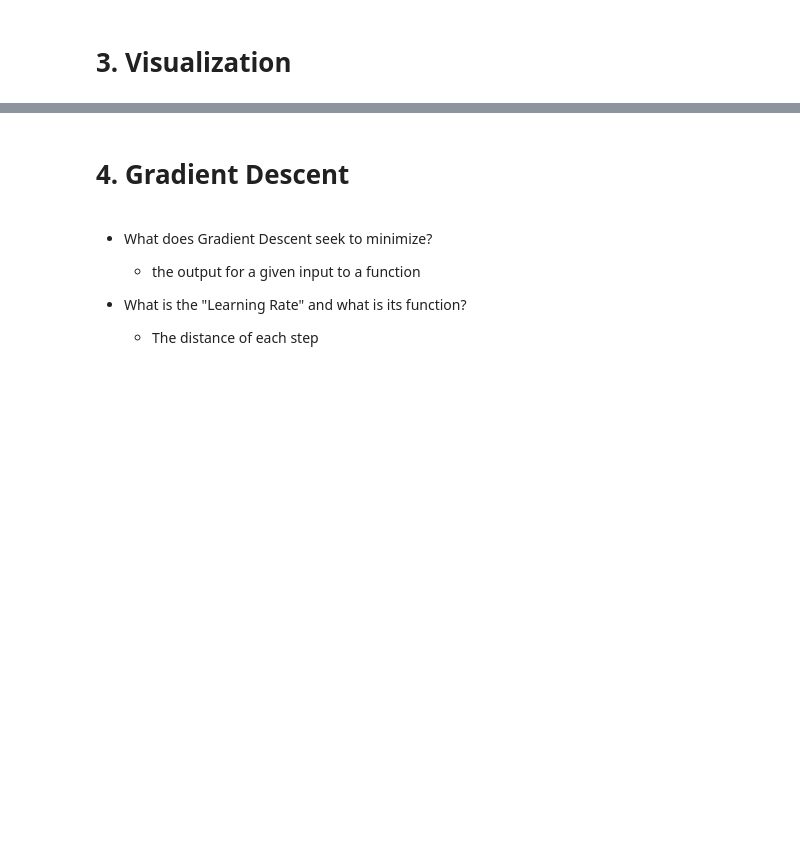
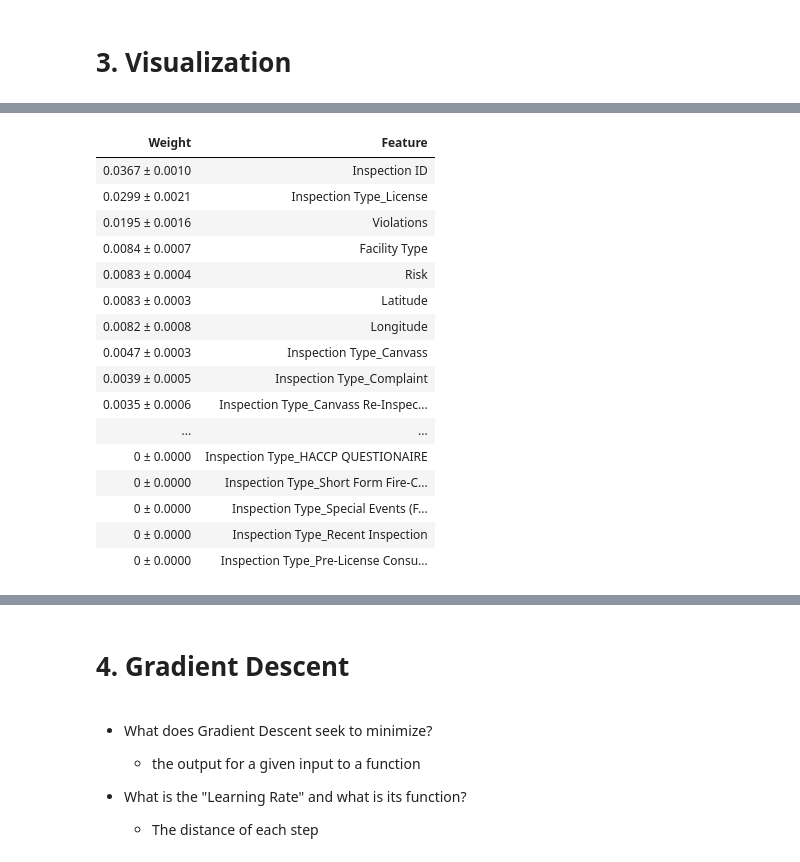
Before and after one commit to mkirby1995/DS-Unit-2-Sprint-4-Practicing-Understanding, a Jupyter notebook: DS_Unit_2_Sprint_Challenge_4_Practicing_Understanding.ipynb, the cells around one changed output, grey strips where cells are left out. Saved outputs shown, nothing was run; the diff lists cells and outputs as text; code cells hidden in the pictures; blank space fills up the shorter version.

```diff
--- a/DS_Unit_2_Sprint_Challenge_4_Practicing_Understanding.ipynb
+++ b/DS_Unit_2_Sprint_Challenge_4_Practicing_Understanding.ipynb
@@ -421,5 +419,5 @@ from eli5.sklearn import PermutationImportance
 permuter = PermutationImportance(model, scoring='accuracy', cv='prefit',
                                  n_iter=2, random_state=42)
 
-permuter.fit(X_train.values, y_train)
+permuter.fit(X_test.values, y_test)
 # %% [output]
@@ -427,6 +433,24 @@ KeyboardInterrupt: ignored
 # %%
-feature_names = X_train.columns
-eli5.show_weights(permuter, top=None, feature_names=feature_names)
+feature_names = X_test.columns
+eli5.show_weights(permuter, top=None, feature_names=feature_names.to_list())
+# %% [output]
+| Weight | Feature |
+| 0.0367 ± 0.0010 | Inspection ID |
+| 0.0299 ± 0.0021 | Inspection Type_License |
+| 0.0195 ± 0.0016 | Violations |
+| 0.0084 ± 0.0007 | Facility Type |
+| 0.0083 ± 0.0004 | Risk |
+| 0.0083 ± 0.0003 | Latitude |
+| 0.0082 ± 0.0008 | Longitude |
+| 0.0047 ± 0.0003 | Inspection Type_Canvass |
+| 0.0039 ± 0.0005 | Inspection Type_Complaint |
+| 0.0035 ± 0.0006 | Inspection Type_Canvass Re-Inspec... |
+| ... | ... |
+| 0 ± 0.0000 | Inspection Type_HACCP QUESTIONAIRE |
+| 0 ± 0.0000 | Inspection Type_Short Form Fire-C... |
+| 0 ± 0.0000 | Inspection Type_Special Events (F... |
+| 0 ± 0.0000 | Inspection Type_Recent Inspection |
+| 0 ± 0.0000 | Inspection Type_Pre-License Consu... |
 # %%
 from pdpbox.pdp import pdp_isolate, pdp_plot
 
```
Also changed, not shown: parts of 13 cells of this notebook.
